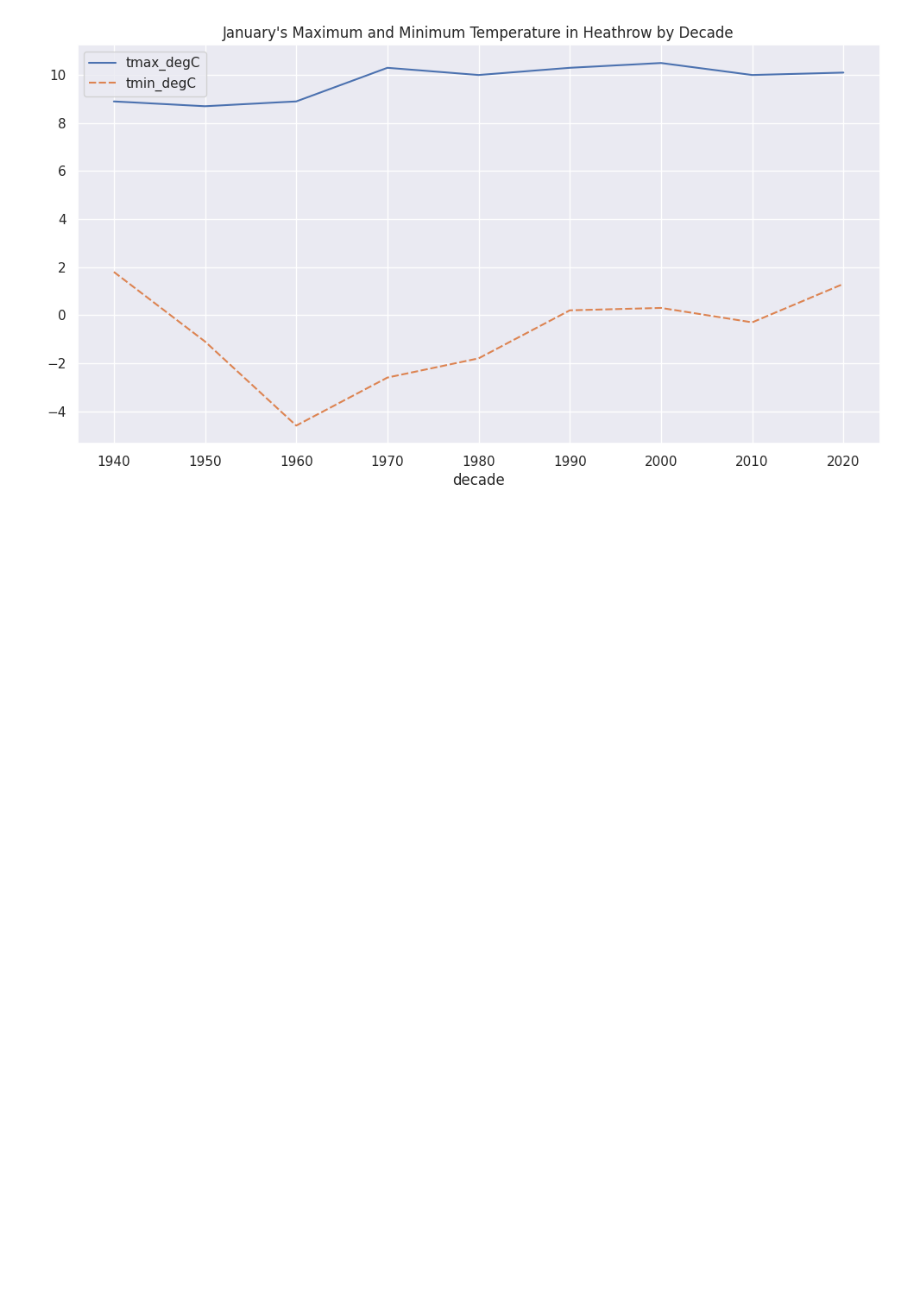
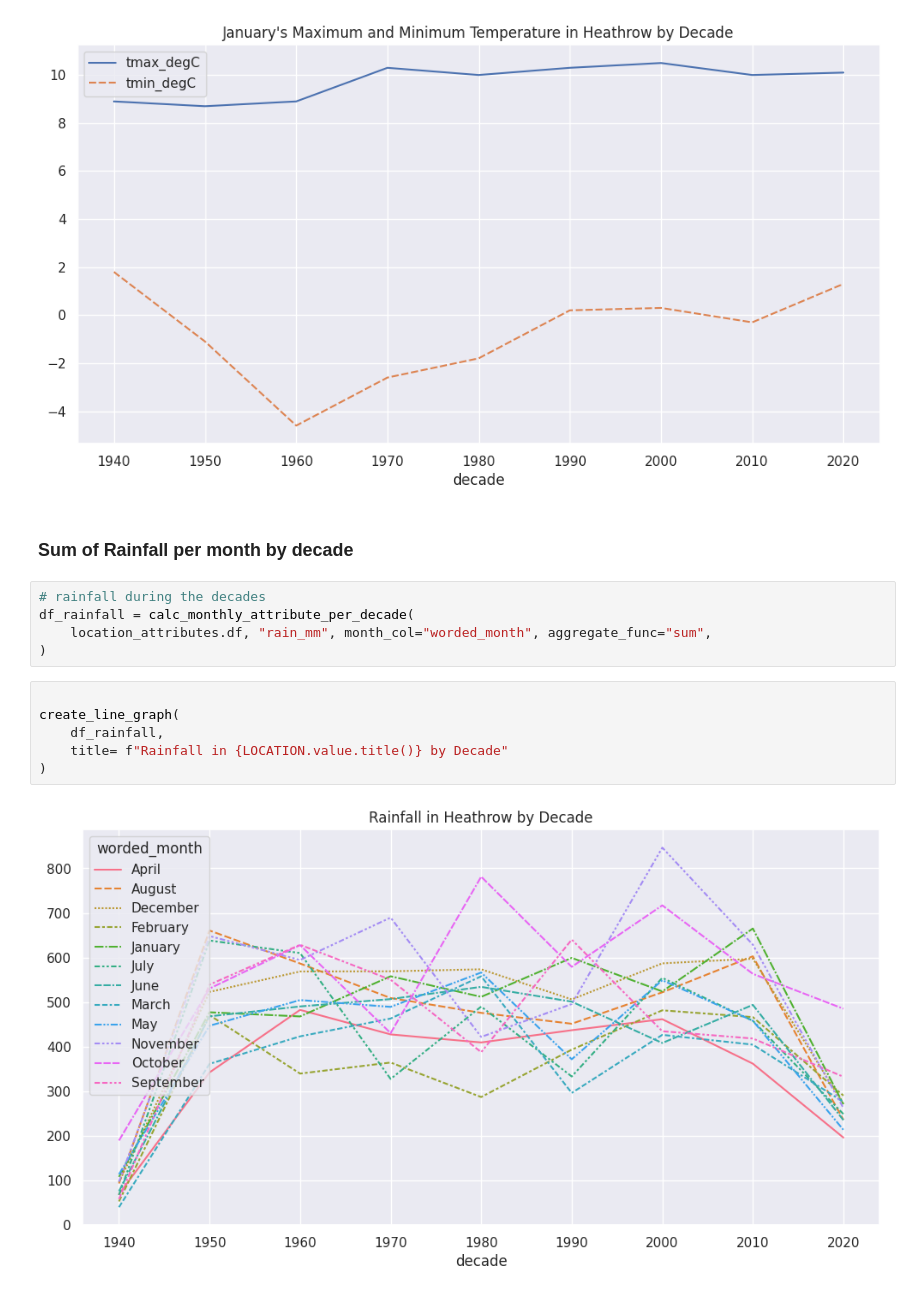
Before and after one commit to Heather-Tymms/uk_weather_analysis, a Jupyter notebook: source/nb3_weather_trends.ipynb, the cells around one changed output. Drawn from its saved outputs; the diff is of its cells as text; blank space fills up the shorter version.

```diff
--- a/source/nb3_weather_trends.ipynb
+++ b/source/nb3_weather_trends.ipynb
@@ -48,3 +55,18 @@ create_line_graph(
 )
 # %% [output]
 [figure]
+# %% [markdown]
+### Sum of Rainfall per month by decade
+# %%
+# rainfall during the decades
+df_rainfall = calc_monthly_attribute_per_decade(
+    location_attributes.df, "rain_mm", month_col="worded_month", aggregate_func="sum",
+)
+# %%
+
+create_line_graph(
+    df_rainfall,
+    title= f"Rainfall in {LOCATION.value.title()} by Decade"
+)
+# %% [output]
+[figure, added]
```
Also changed, not shown: parts of 9 cells of this notebook, 4 other files.
